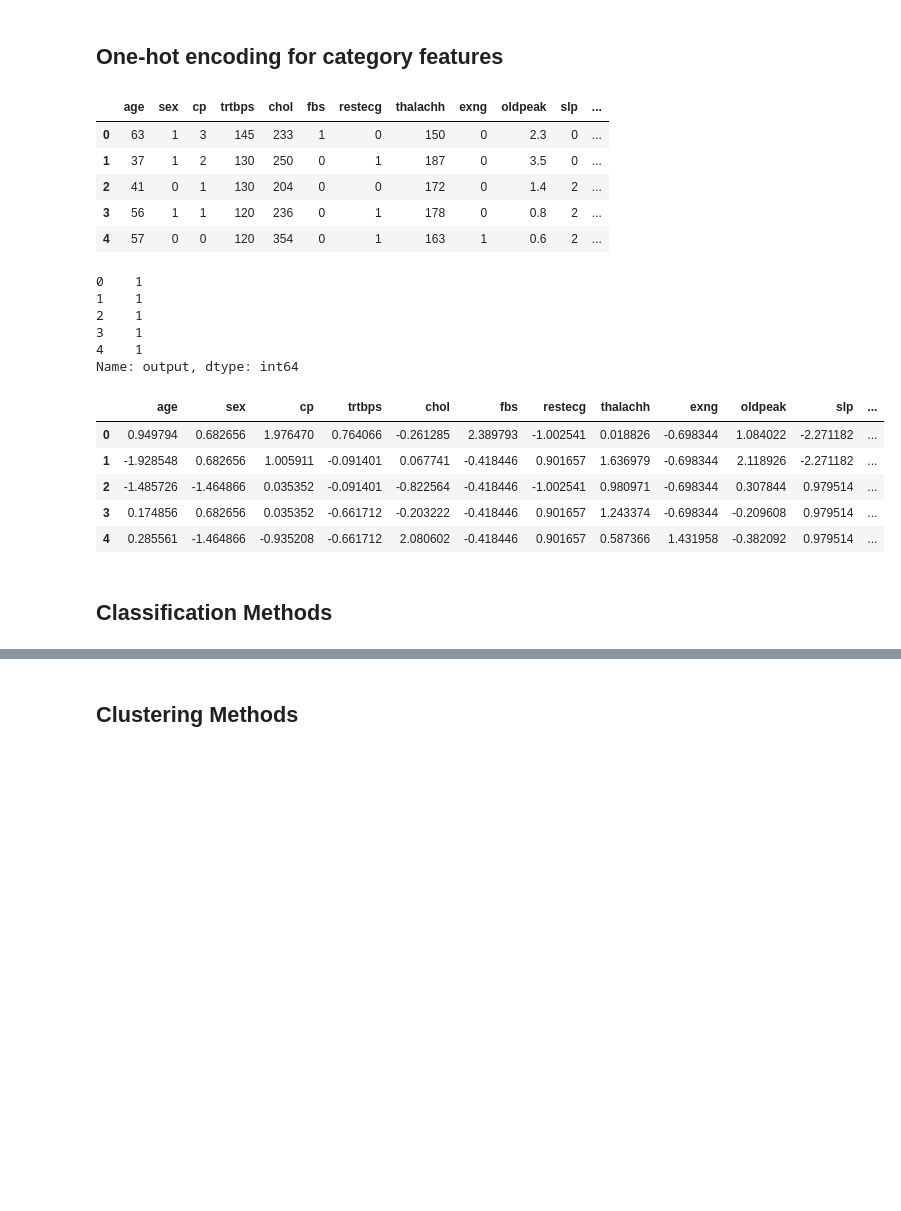
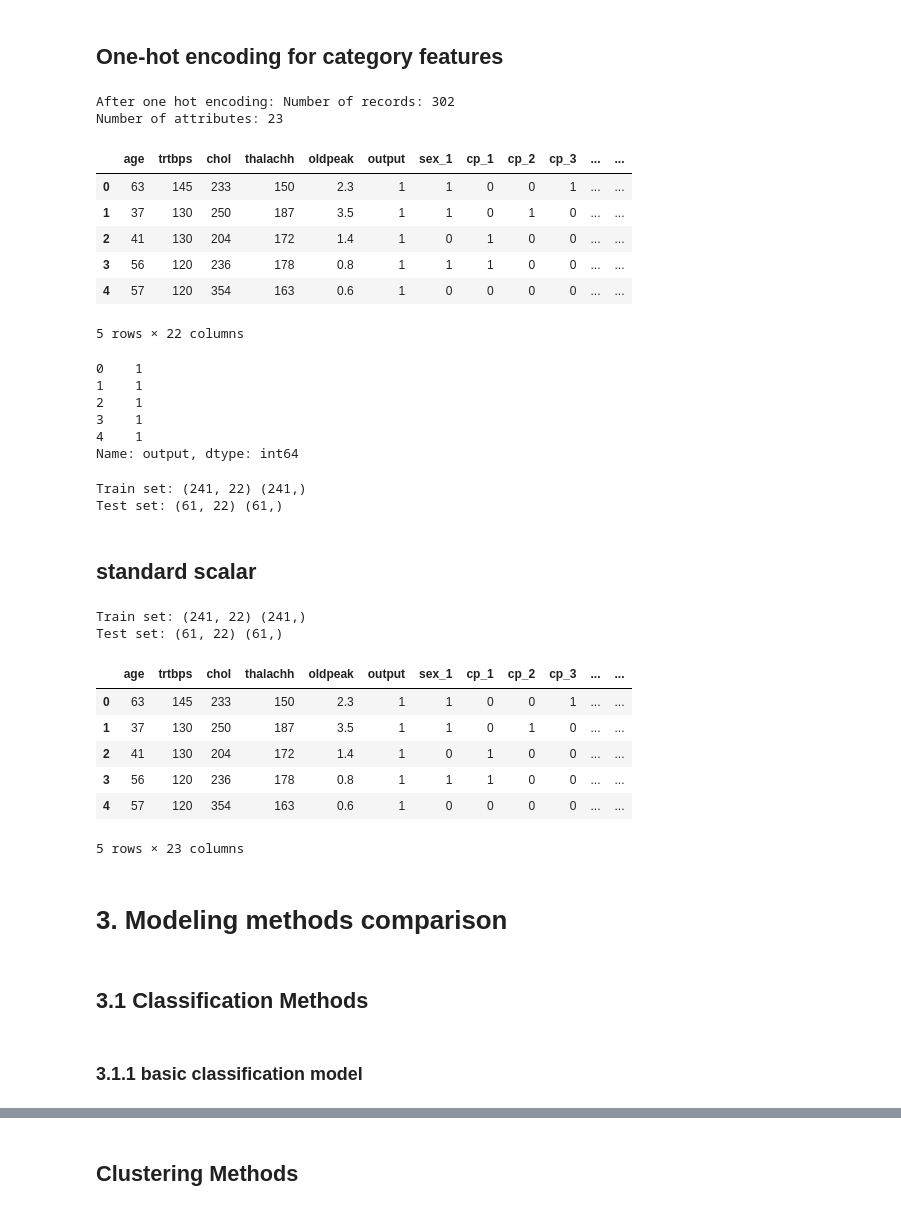
Before and after one commit to zoezhousy/Kaggle_Heart_Attack_Analysis_Prediction, a Jupyter notebook: heart-attack-prediction.ipynb, the cells around one changed output, grey strips where cells are left out. Drawn from its saved outputs; the diff is of its cells as text; code cells hidden in the pictures; blank space fills up the shorter version.

Commit message:
Update code
Update to classification(end)

```diff
--- a/heart-attack-prediction.ipynb
+++ b/heart-attack-prediction.ipynb
@@ -416,17 +421,26 @@ After clean: Number of records: 302
 Number of attributes: 14
 # %% [markdown]
 ## One-hot encoding for category features
+# %%
+heart[c_feature] = heart[c_feature].astype('category')
+heart = pd.get_dummies(heart, columns=c_feature, drop_first=True)
+# %%
+print('After one hot encoding: Number of records:',heart.shape[0], '\nNumber of attributes:',heart.shape[1])
+# %% [output]
+After one hot encoding: Number of records: 302
+Number of attributes: 23
 # %%
 x = heart.iloc[:,:-1]
 # x.drop('output', axis = 1, inplace = True)
 x.head()
 # %% [output]
-|  | age | sex | cp | trtbps | chol | fbs | restecg | thalachh | exng | oldpeak | slp | ... |
-| 0 | 63 | 1 | 3 | 145 | 233 | 1 | 0 | 150 | 0 | 2.3 | 0 | ... |
-| 1 | 37 | 1 | 2 | 130 | 250 | 0 | 1 | 187 | 0 | 3.5 | 0 | ... |
-| 2 | 41 | 0 | 1 | 130 | 204 | 0 | 0 | 172 | 0 | 1.4 | 2 | ... |
-| 3 | 56 | 1 | 1 | 120 | 236 | 0 | 1 | 178 | 0 | 0.8 | 2 | ... |
-| 4 | 57 | 0 | 0 | 120 | 354 | 0 | 1 | 163 | 1 | 0.6 | 2 | ... |
+|  | age | trtbps | chol | thalachh | oldpeak | output | sex_1 | cp_1 | cp_2 | cp_3 | ... | ... |
+| 0 | 63 | 145 | 233 | 150 | 2.3 | 1 | 1 | 0 | 0 | 1 | ... | ... |
+| 1 | 37 | 130 | 250 | 187 | 3.5 | 1 | 1 | 0 | 1 | 0 | ... | ... |
+| 2 | 41 | 130 | 204 | 172 | 1.4 | 1 | 0 | 1 | 0 | 0 | ... | ... |
+| 3 | 56 | 120 | 236 | 178 | 0.8 | 1 | 1 | 1 | 0 | 0 | ... | ... |
+| 4 | 57 | 120 | 354 | 163 | 0.6 | 1 | 0 | 0 | 0 | 0 | ... | ... |
+5 rows × 22 columns
 # %%
 y = heart.loc[:,'output']
 y.head()
@@ -443,13 +454,28 @@ from sklearn.model_selection import train_test_split
+# %%
+x_train, x_test, y_train, y_test = train_test_split(x, y, test_size = 0.2, random_state = 42)
+print('Train set:', x_train.shape, y_train.shape)
+print('Test set:', x_test.shape, y_test.shape)
+# %% [output]
+Train set: (241, 22) (241,)
+Test set: (61, 22) (61,)
+# %% [markdown]
+## standard scalar
 # %%
 col = x.columns
 std = StandardScaler()
-x = std.fit_transform(x)
-x = pd.DataFrame(data = x, columns = col)
-x.head()
+x_train = std.fit_transform(x_train)
+x_test = std.transform(x_test)
+print('Train set:', x_train.shape, y_train.shape)
+print('Test set:', x_test.shape, y_test.shape)
+# x = pd.DataFrame(data = x, columns = col)
+heart.head()
 # %% [output]
+Train set: (241, 22) (241,)
+Test set: (61, 22) (61,)
-|  | age | sex | cp | trtbps | chol | fbs | restecg | thalachh | exng | oldpeak | slp | ... |
-| 0 | 0.949794 | 0.682656 | 1.976470 | 0.764066 | -0.261285 | 2.389793 | -1.002541 | 0.018826 | -0.698344 | 1.084022 | -2.271182 | ... |
-| 1 | -1.928548 | 0.682656 | 1.005911 | -0.091401 | 0.067741 | -0.418446 | 0.901657 | 1.636979 | -0.698344 | 2.118926 | -2.271182 | ... |
-| 2 | -1.485726 | -1.464866 | 0.035352 | -0.091401 | -0.822564 | -0.418446 | -1.002541 | 0.980971 | -0.698344 | 0.307844 | 0.979514 | ... |
-| 3 | 0.174856 | 0.682656 | 0.035352 | -0.661712 | -0.203222 | -0.418446 | 0.901657 | 1.243374 | -0.698344 | -0.209608 | 0.979514 | ... |
-| 4 | 0.285561 | -1.464866 | -0.935208 | -0.661712 | 2.080602 | -0.418446 | 0.901657 | 0.587366 | 1.431958 | -0.382092 | 0.979514 | ... |
+|  | age | trtbps | chol | thalachh | oldpeak | output | sex_1 | cp_1 | cp_2 | cp_3 | ... | ... |
+| 0 | 63 | 145 | 233 | 150 | 2.3 | 1 | 1 | 0 | 0 | 1 | ... | ... |
+| 1 | 37 | 130 | 250 | 187 | 3.5 | 1 | 1 | 0 | 1 | 0 | ... | ... |
+| 2 | 41 | 130 | 204 | 172 | 1.4 | 1 | 0 | 1 | 0 | 0 | ... | ... |
+| 3 | 56 | 120 | 236 | 178 | 0.8 | 1 | 1 | 1 | 0 | 0 | ... | ... |
+| 4 | 57 | 120 | 354 | 163 | 0.6 | 1 | 0 | 0 | 0 | 0 | ... | ... |
+5 rows × 23 columns
@@ -458,3 +482,7 @@ x_train, x_test, y_train, y_test = train_test_split(x, y, test_size = 0.20, rand
+# %% [markdown]
+# 3. Modeling methods comparison
 # %% [markdown]
-## Classification Methods
+## 3.1 Classification Methods
+# %% [markdown]
+### 3.1.1 basic classification model
 # %%
```
Also changed, not shown: parts of 23 cells of this notebook.
